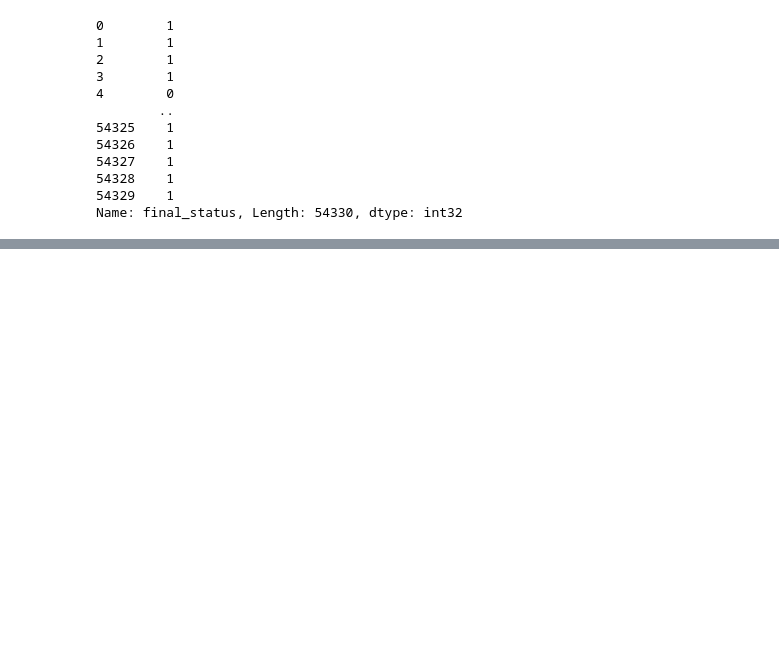
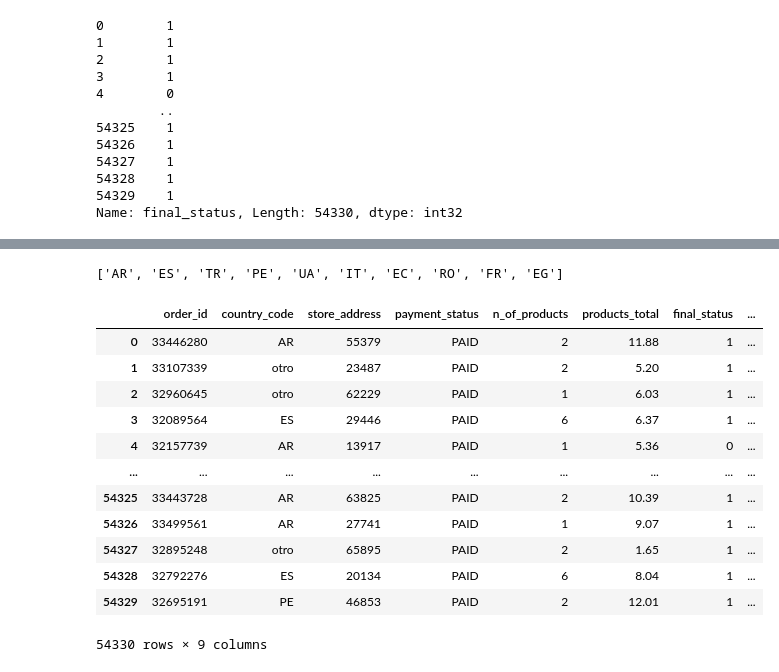
Before and after one commit to Unbiunio/ML_Delivery_Orders, a Jupyter notebook: orders.ipynb, the cells around one changed output, grey strips where cells are left out. Cells and saved outputs as stored; diff of their text form; code cells hidden in the pictures; blank space fills up the shorter version.

```diff
--- a/orders.ipynb
+++ b/orders.ipynb
@@ -206,0 +259,2 @@ Name: final_status, Length: 54330, dtype: int32
+# %%
+df_region["frecuencia_acumulada"] = df_region["frecuencia_acumulada"].apply(lambda x: x*100).round(1)
@@ -206,0 +281,2 @@ Name: final_status, Length: 54330, dtype: int32
+# %%
+df_region.loc[df_region["frecuencia_acumulada"] >= 90, "country_code"] = "otro"
@@ -206,0 +317,6 @@ Name: final_status, Length: 54330, dtype: int32
+# %%
+Lista_paises_frecuentes =list(df_region["country_code"][df_region["country_code"]!= "otro"])
+# %%
+Lista_paises_frecuentes
+# %% [output]
+['AR', 'ES', 'TR', 'PE', 'UA', 'IT', 'EC', 'RO', 'FR', 'EG']
@@ -206,0 +327,16 @@ Name: final_status, Length: 54330, dtype: int32
+# %%
+df
+# %% [output]
+|  | order_id | country_code | store_address | payment_status | n_of_products | products_total | final_status | ... |
+| 0 | 33446280 | AR | 55379 | PAID | 2 | 11.88 | 1 | ... |
+| 1 | 33107339 | otro | 23487 | PAID | 2 | 5.20 | 1 | ... |
+| 2 | 32960645 | otro | 62229 | PAID | 1 | 6.03 | 1 | ... |
+| 3 | 32089564 | ES | 29446 | PAID | 6 | 6.37 | 1 | ... |
+| 4 | 32157739 | AR | 13917 | PAID | 1 | 5.36 | 0 | ... |
+| ... | ... | ... | ... | ... | ... | ... | ... | ... |
+| 54325 | 33443728 | AR | 63825 | PAID | 2 | 10.39 | 1 | ... |
+| 54326 | 33499561 | AR | 27741 | PAID | 1 | 9.07 | 1 | ... |
+| 54327 | 32895248 | otro | 65895 | PAID | 2 | 1.65 | 1 | ... |
+| 54328 | 32792276 | ES | 20134 | PAID | 6 | 8.04 | 1 | ... |
+| 54329 | 32695191 | PE | 46853 | PAID | 2 | 12.01 | 1 | ... |
+54330 rows × 9 columns
```
Also changed, not shown: parts of 70 cells of this notebook.
